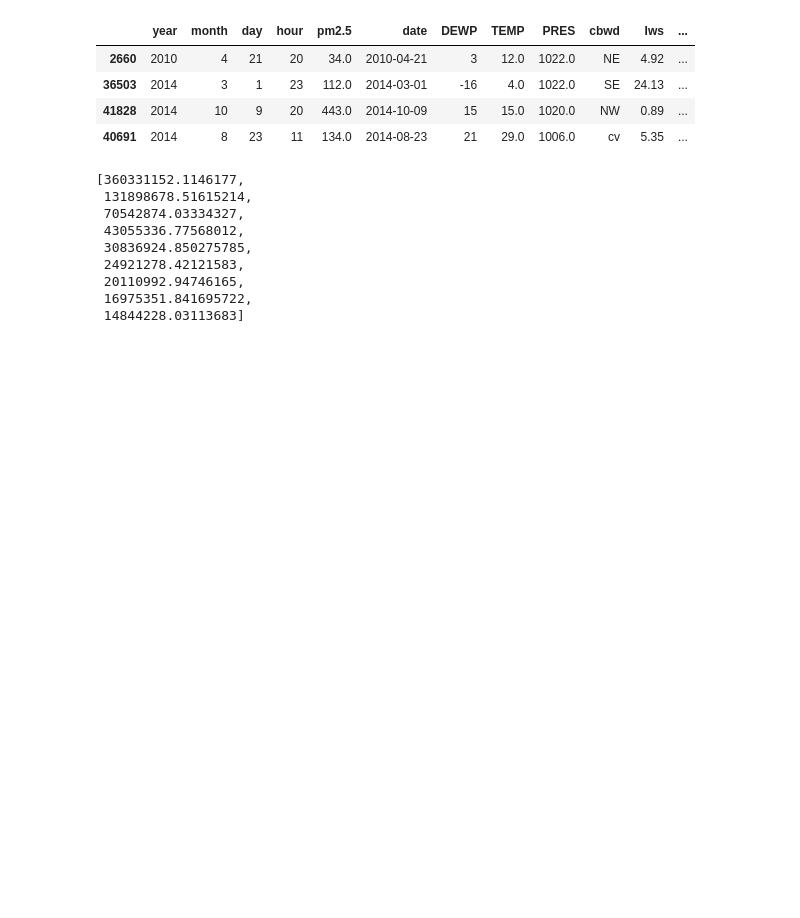
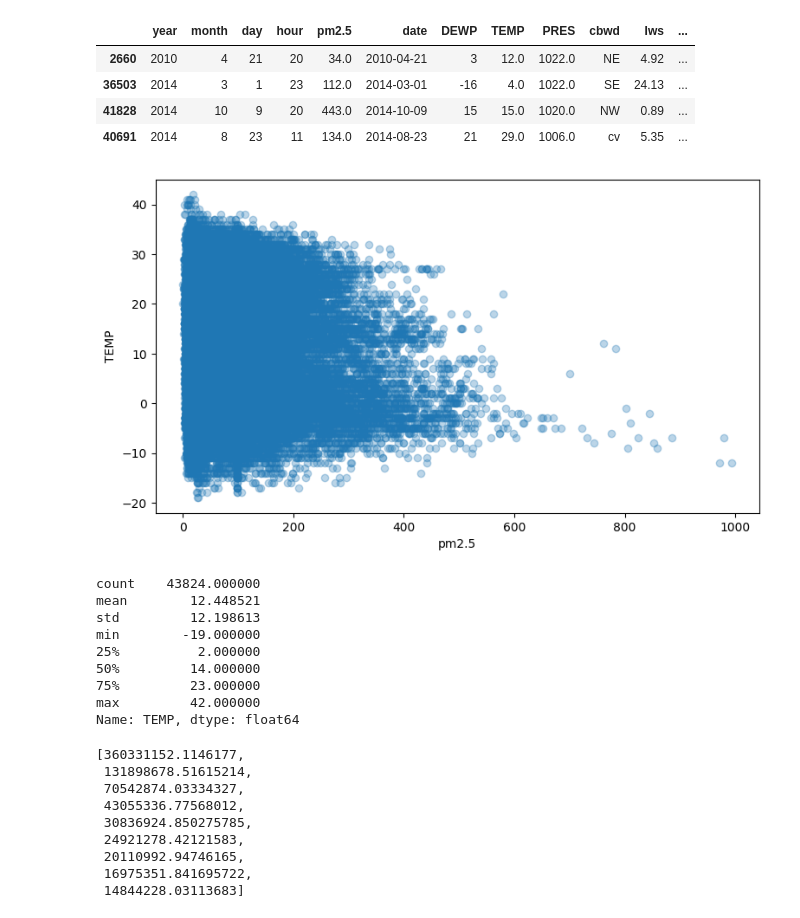
Before and after one commit to Vedant988/Vedant_INBT010521_June2024, a Jupyter notebook: task2_PRSA_data_2010.1.1-2014.12.31.ipynb, the cells around one changed output. Saved outputs shown, nothing was run; the diff lists cells and outputs as text; code cells hidden in the pictures; blank space fills up the shorter version.

```diff
--- a/task2_PRSA_data_2010.1.1-2014.12.31.ipynb
+++ b/task2_PRSA_data_2010.1.1-2014.12.31.ipynb
@@ -595,4 +596,23 @@ df1.sample(4)
 | 36503 | 2014 | 3 | 1 | 23 | 112.0 | 2014-03-01 | -16 | 4.0 | 1022.0 | SE | 24.13 | ... |
 | 41828 | 2014 | 10 | 9 | 20 | 443.0 | 2014-10-09 | 15 | 15.0 | 1020.0 | NW | 0.89 | ... |
 | 40691 | 2014 | 8 | 23 | 11 | 134.0 | 2014-08-23 | 21 | 29.0 | 1006.0 | cv | 5.35 | ... |
+# %%
+x = df1[['pm2.5','TEMP']]
+plt.figure(figsize=(9,5))
+plt.scatter(df1['pm2.5'],df1['TEMP'],alpha=0.3)
+plt.xlabel("pm2.5")
+plt.ylabel("TEMP")
+plt.show()
+print(df1['TEMP'].describe())
+# %% [output]
+[figure, added]
+count    43824.000000
+mean        12.448521
+std         12.198613
+min        -19.000000
+25%          2.000000
+50%         14.000000
+75%         23.000000
+max         42.000000
+Name: TEMP, dtype: float64
 # %%
```
Also changed, not shown: parts of 7 cells of this notebook.
